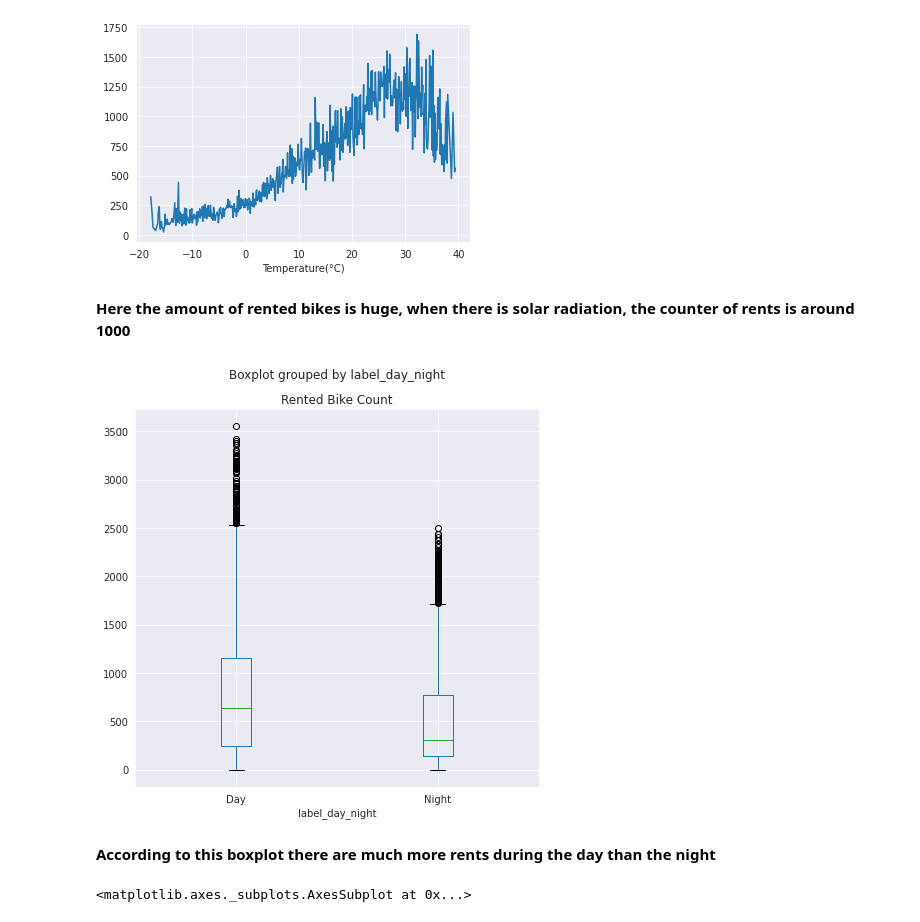
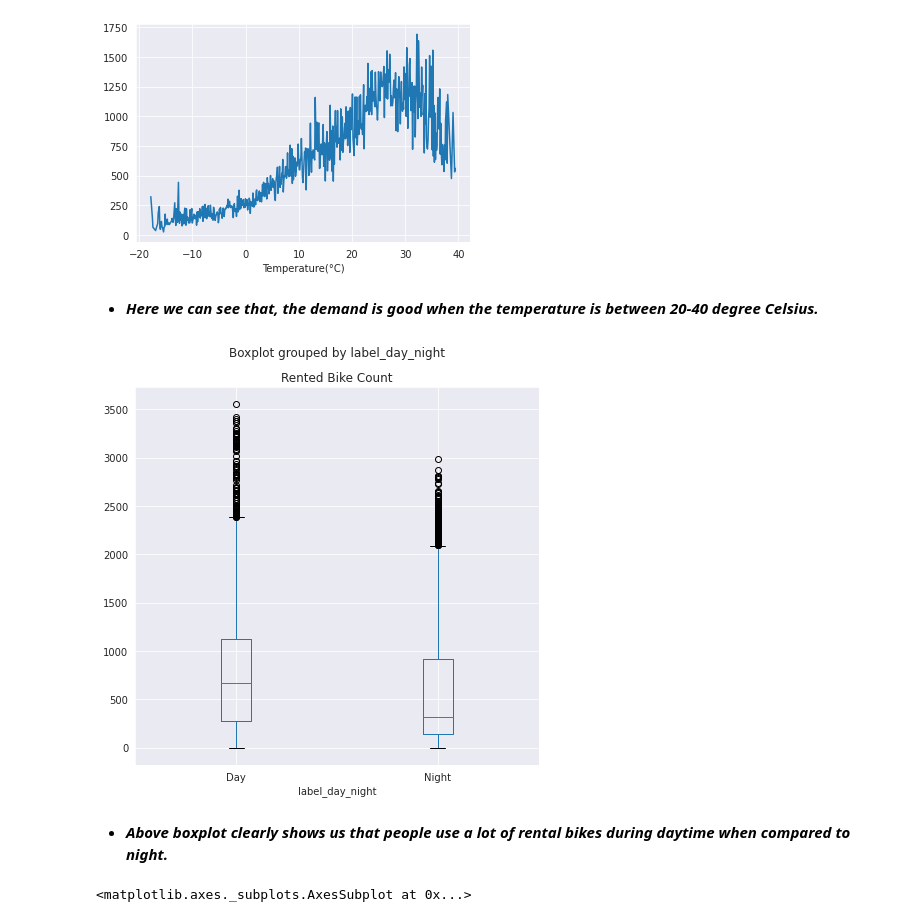
Before and after one commit to LikhithRam/Bike-demand-prediction, a Jupyter notebook: ML_Regression_Capstone__Project.ipynb, the cells around one changed output. Cells and saved outputs as stored; diff of their text form; code cells hidden in the pictures.

```diff
--- a/ML_Regression_Capstone__Project.ipynb
+++ b/ML_Regression_Capstone__Project.ipynb
@@ -300,13 +376,15 @@ df.groupby('Temperature(°C)').mean()['Rented Bike Count'].plot()
 # %% [output]
 <matplotlib.axes._subplots.AxesSubplot at 0x...>
 [figure]
-# %% [markdown]
-**Here the amount of rented bikes is huge, when there is solar radiation, the counter of rents is around 1000**
+# %% [markdown]
+- ***Here we can see that, the demand is good when the temperature is between 20-40 degree Celsius.***
 # %%
-df['label_day_night']=df['Hour'].apply(lambda x : 'Night' if (x >20 or x<5) else( 'Day'))
+# Constructing Box Plot for checking the demand of rented bikes in Day and Night
+
+df['label_day_night']=df['Hour'].apply(lambda x : 'Night' if (x >18 or x<6) else( 'Day'))
 boxplotDay_night= df.boxplot(['Rented Bike Count'],by='label_day_night',figsize=(7,7))
 # %% [output]
-[figure, old version]
+[figure, new version]
-# %% [markdown]
-**According to this boxplot there are much more rents during the day than the night**
+# %% [markdown]
+- ***Above boxplot clearly shows us that people use a lot of rental bikes during daytime when compared to night.***
 # %%
```
Also changed, not shown: parts of 76 cells of this notebook.
